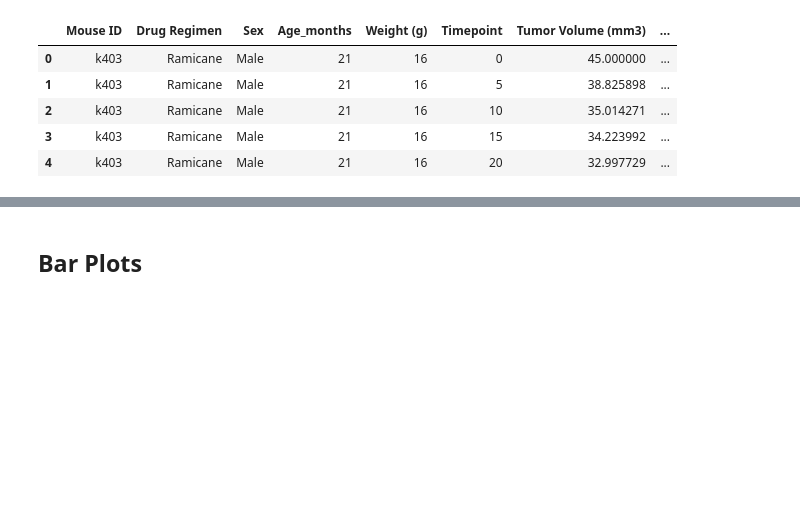
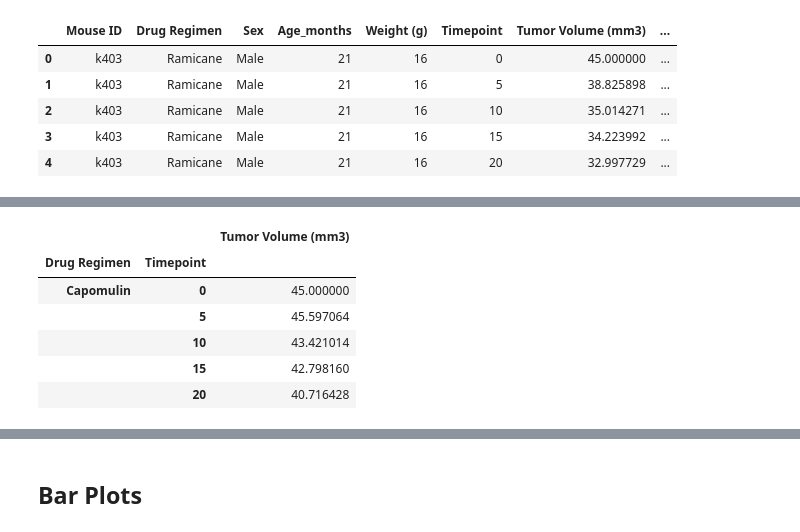
Before and after one commit to iunupe/matplotlib-challenge, a Jupyter notebook: Pymaceuticals/pymaceuticals_starter.ipynb, the cells around one changed output, grey strips where cells are left out. Cells and saved outputs as stored; diff of their text form; code cells hidden in the pictures; blank space fills up the shorter version.

```diff
--- a/Pymaceuticals/pymaceuticals_starter.ipynb
+++ b/Pymaceuticals/pymaceuticals_starter.ipynb
@@ -411,0 +384,19 @@ cleaned_data.head()
+# %%
+# Generate a summary statistics table of mean, median, variance, standard deviation, and SEM
+# of the tumor volume for each regimen
+
+summary_stats_median = cleaned_data.groupby(['Drug Regimen', 'Timepoint'])['Tumor Volume (mm3)'].median()
+
+# Convert to DataFrame
+summary_stats_median = pd.DataFrame(summary_stats_median)
+
+# Preview DataFrame
+summary_stats_median.head()
+# %% [output]
+|  |  | Tumor Volume (mm3) |
+| Drug Regimen | Timepoint |  |
+| Capomulin | 0 | 45.000000 |
+|  | 5 | 45.597064 |
+|  | 10 | 43.421014 |
+|  | 15 | 42.798160 |
+|  | 20 | 40.716428 |
```
Also changed, not shown: parts of 66 cells of this notebook.
